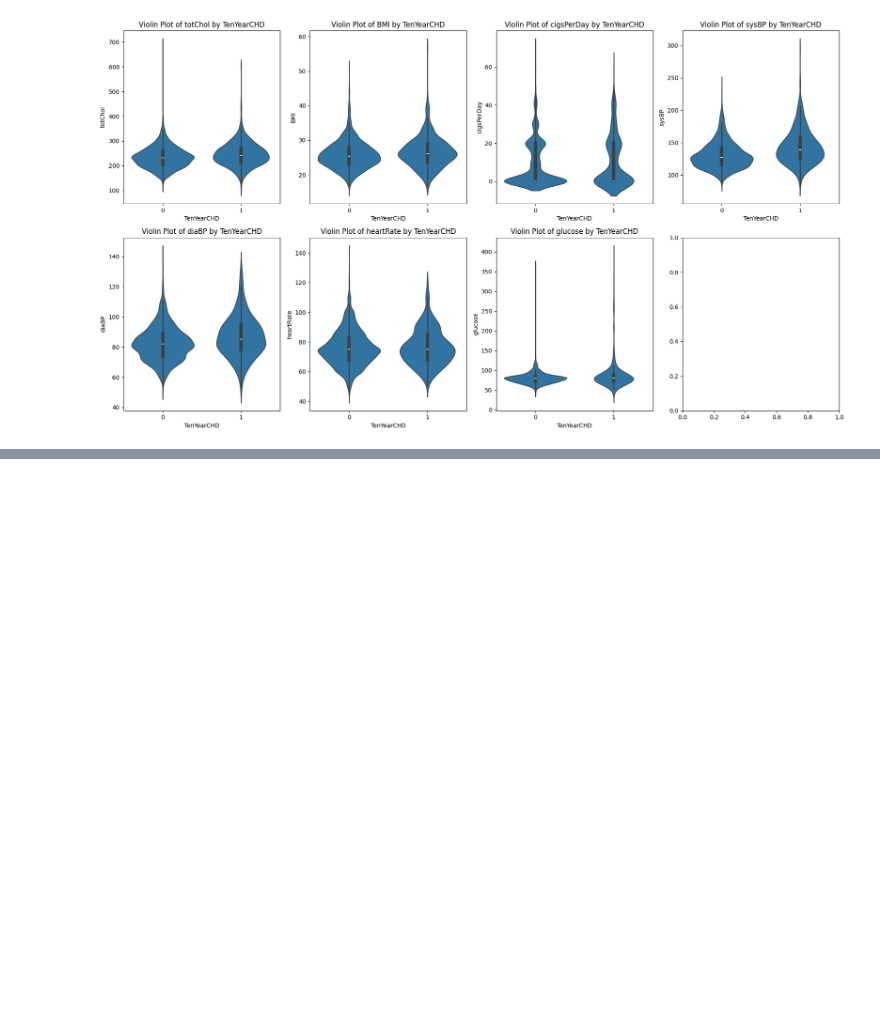
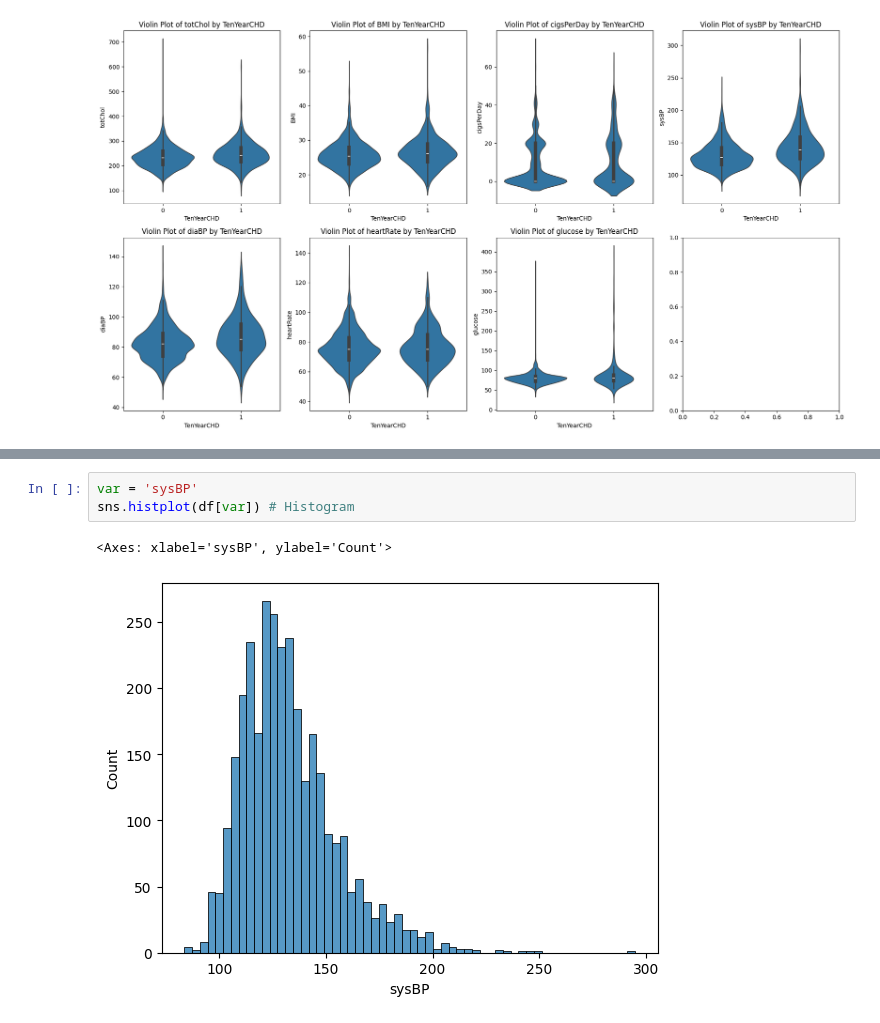
Before and after one commit to madisonhgallagher/project_chd, a Jupyter notebook: Visualizations.ipynb, the cells around one changed output, grey strips where cells are left out. Saved outputs shown, nothing was run; the diff lists cells and outputs as text; blank space fills up the shorter version.

```diff
--- a/Visualizations.ipynb
+++ b/Visualizations.ipynb
@@ -60,0 +85,6 @@ plt.show()
+# %%
+var = 'sysBP'
+sns.histplot(df[var]) # Histogram
+# %% [output]
+<Axes: xlabel='sysBP', ylabel='Count'>
+[figure, added]
```
Also changed, not shown: parts of 12 cells of this notebook.
